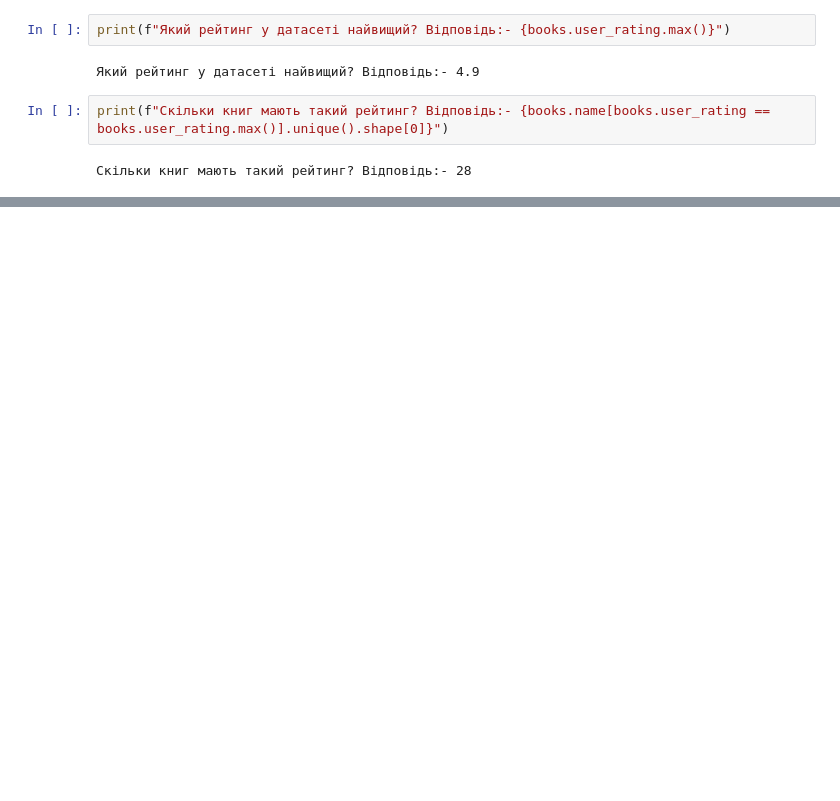
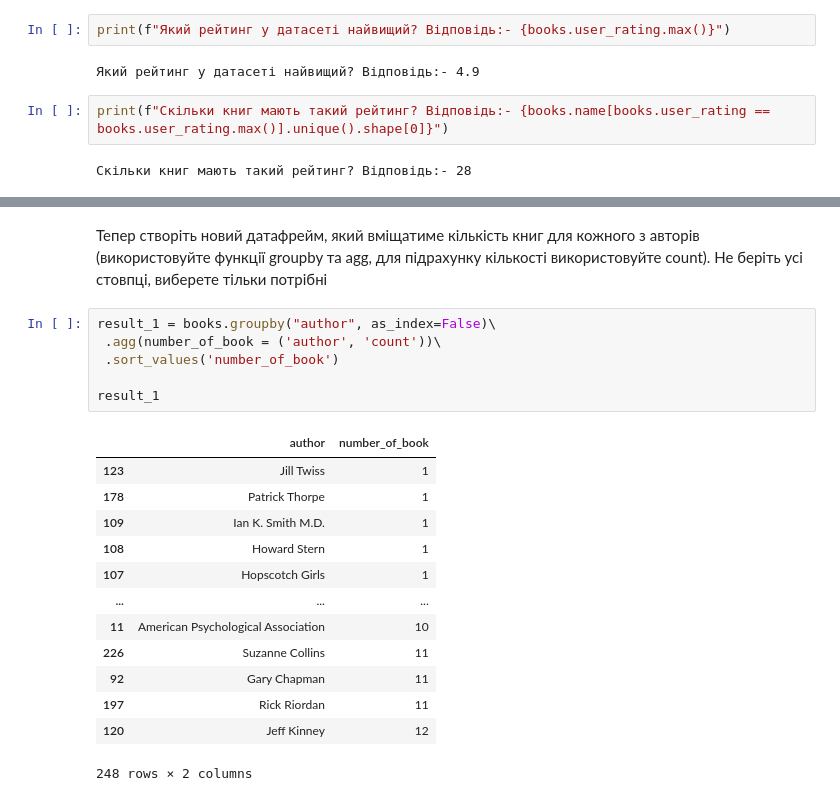
Before and after one commit to OleksandrGnatiuk/python_DS_02, a Jupyter notebook: HW_02_3.ipynb, the cells around one changed output, grey strips where cells are left out. Drawn from its saved outputs; the diff is of its cells as text; blank space fills up the shorter version.

```diff
--- a/HW_02_3.ipynb
+++ b/HW_02_3.ipynb
@@ -134,0 +200,22 @@ print(f"Скільки книг мають такий рейтинг? Відпо
+# %% [markdown]
+Тепер створіть новий датафрейм, який вміщатиме кількість книг для кожного з авторів (використовуйте функції groupby та agg, для підрахунку кількості використовуйте count). Не беріть усі стовпці, виберете тільки потрібні
+# %%
+result_1 = books.groupby("author", as_index=False)\
+ .agg(number_of_book = ('author', 'count'))\
+ .sort_values('number_of_book')
+
+result_1
+# %% [output]
+|  | author | number_of_book |
+| 123 | Jill Twiss | 1 |
+| 178 | Patrick Thorpe | 1 |
+| 109 | Ian K. Smith M.D. | 1 |
+| 108 | Howard Stern | 1 |
+| 107 | Hopscotch Girls | 1 |
+| ... | ... | ... |
+| 11 | American Psychological Association | 10 |
+| 226 | Suzanne Collins | 11 |
+| 92 | Gary Chapman | 11 |
+| 197 | Rick Riordan | 11 |
+| 120 | Jeff Kinney | 12 |
+248 rows × 2 columns
```
Also changed, not shown: parts of 28 cells of this notebook, 1 other file.
